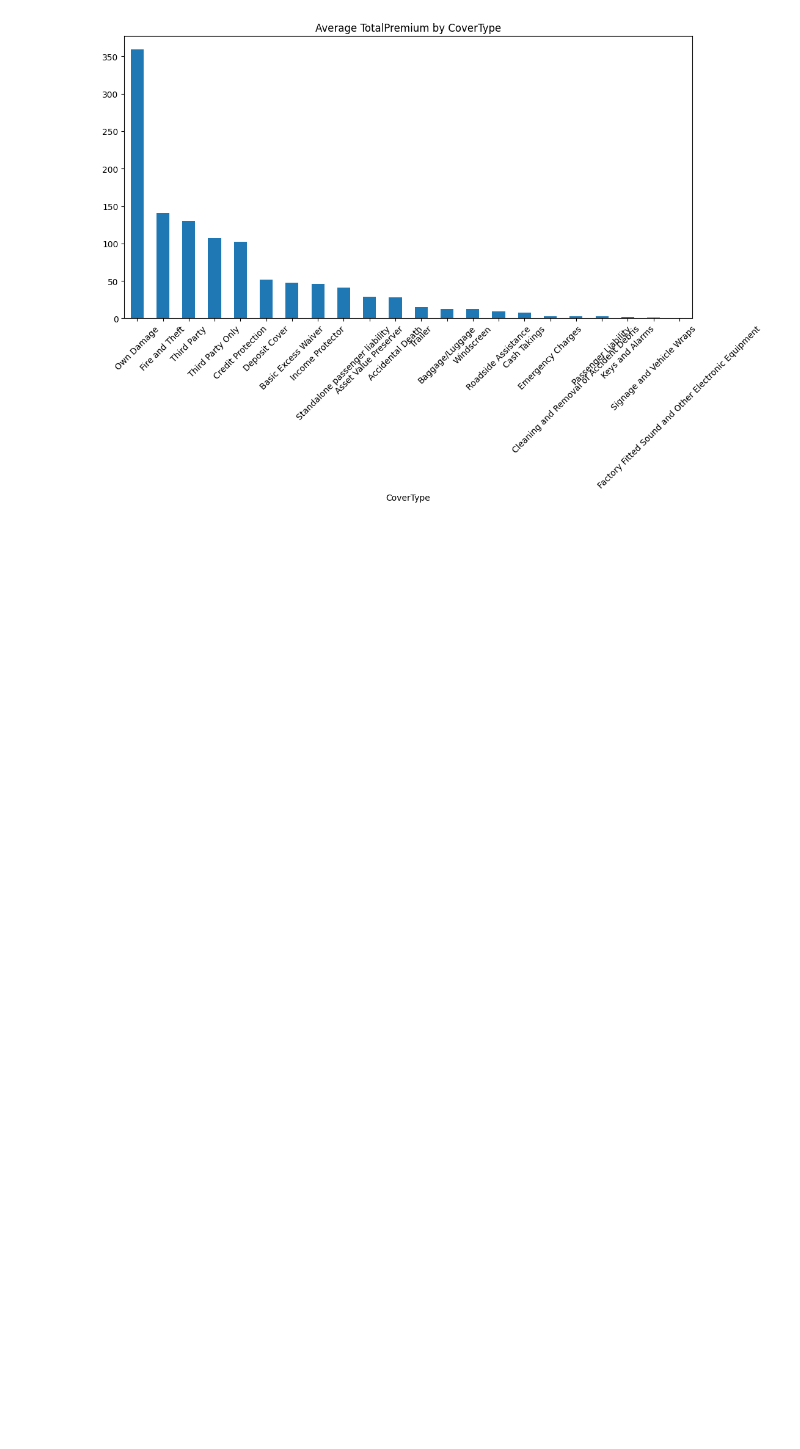
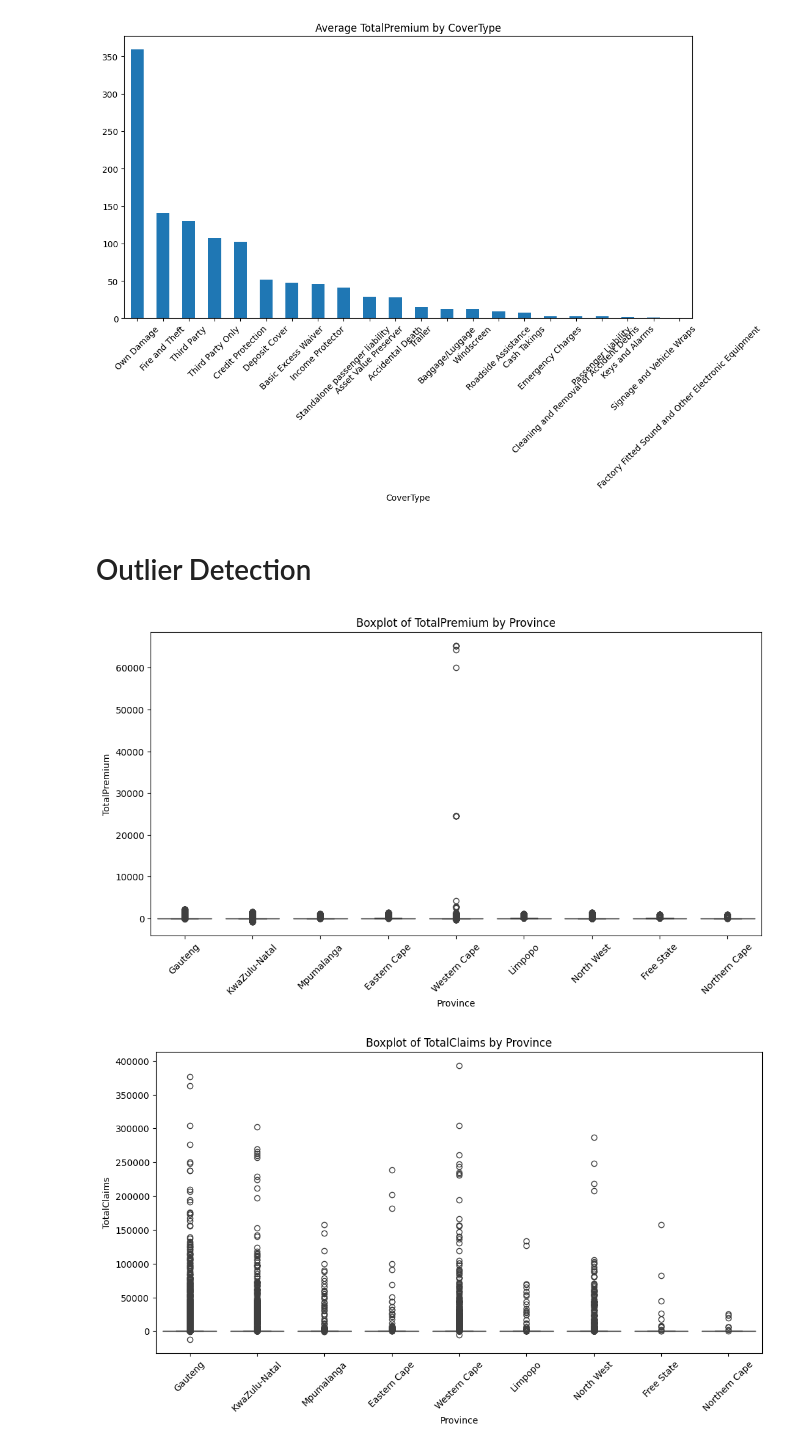
Before and after one commit to nebiyu-ethio/AlphaCare-Insurance-Analytics, a Jupyter notebook: notebooks/task_1.ipynb, the cells around one changed output. Cells and saved outputs as stored; diff of their text form; code cells hidden in the pictures; blank space fills up the shorter version.

```diff
--- a/notebooks/task_1.ipynb
+++ b/notebooks/task_1.ipynb
@@ -378,3 +378,11 @@ trend_over_geography(data, 'Province', 'TotalClaims')
 trend_over_geography(data, 'CoverType', 'TotalPremium')
 # %% [output]
 [figure]
+# %% [markdown]
+# Outlier Detection
+# %%
+for col in ['TotalPremium', 'TotalClaims']:
+    plot_boxplot(data, 'Province', col)
+# %% [output]
+[figure, added]
+[figure, added]
```
Also changed, not shown: parts of 9 cells of this notebook.
